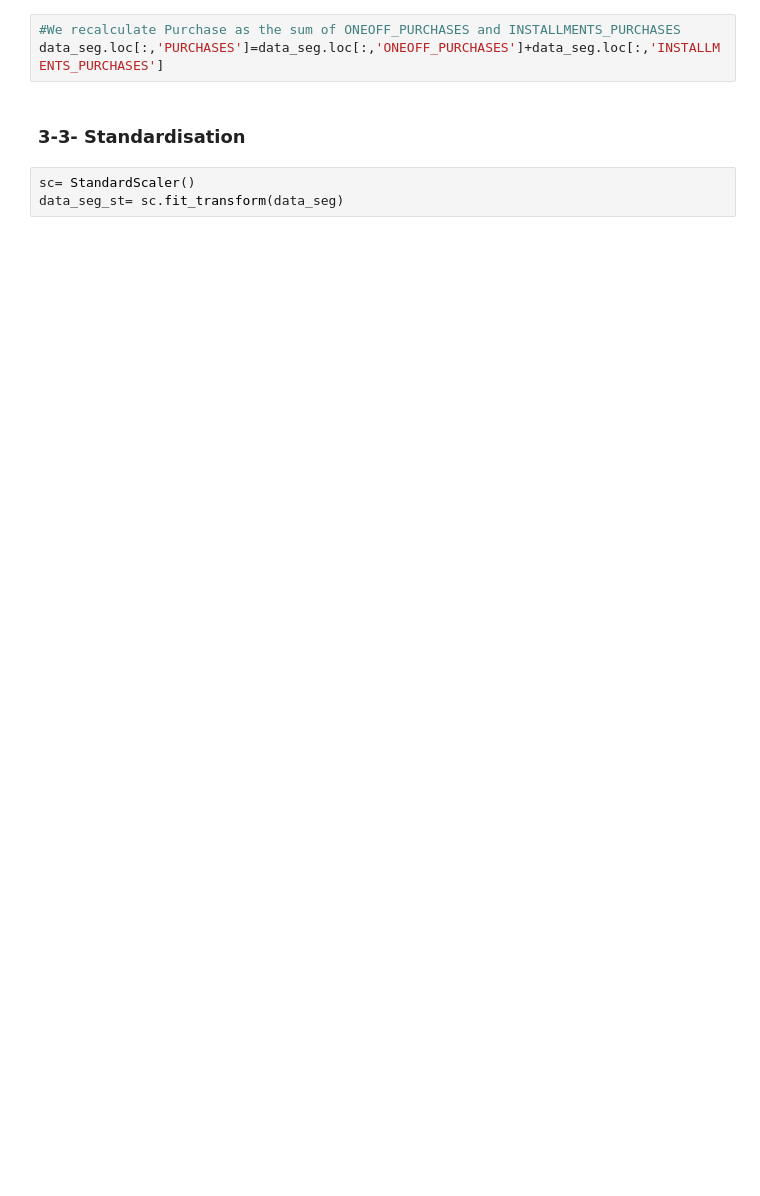
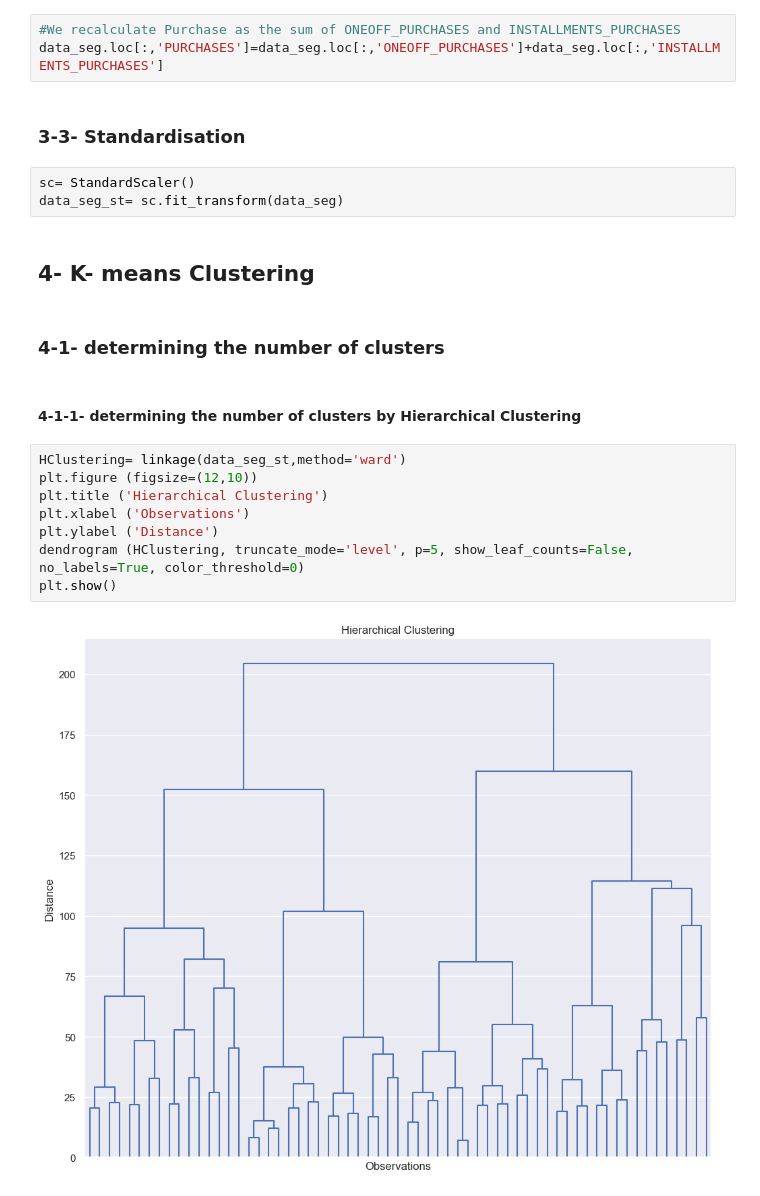
Before and after one commit to MostafaGorgani/CreditCardCustomers-segmentation, a Jupyter notebook: 1-Creditcard customers clustering/CreditCardCustomers Segmentation.ipynb, the cells around one changed output. Drawn from its saved outputs; the diff is of its cells as text; blank space fills up the shorter version.

Commit message:
K-means Clustering

```diff
--- a/1-Creditcard customers clustering/CreditCardCustomers Segmentation.ipynb
+++ b/1-Creditcard customers clustering/CreditCardCustomers Segmentation.ipynb
@@ -202,3 +202,19 @@ data_seg.loc[:,'PURCHASES']=data_seg.loc[:,'ONEOFF_PURCHASES']+data_seg.loc[:,'I
 # %%
 sc= StandardScaler()
 data_seg_st= sc.fit_transform(data_seg)
+# %% [markdown]
+## 4- K- means Clustering
+# %% [markdown]
+### 4-1- determining the number of clusters
+# %% [markdown]
+#### 4-1-1- determining the number of clusters by Hierarchical Clustering
+# %%
+HClustering= linkage(data_seg_st,method='ward')
+plt.figure (figsize=(12,10))
+plt.title ('Hierarchical Clustering')
+plt.xlabel ('Observations')
+plt.ylabel ('Distance')
+dendrogram (HClustering, truncate_mode='level', p=5, show_leaf_counts=False, no_labels=True, color_threshold=0)
+plt.show()
+# %% [output]
+[figure, added]
```
Also changed, not shown: parts of 12 cells of this notebook.
